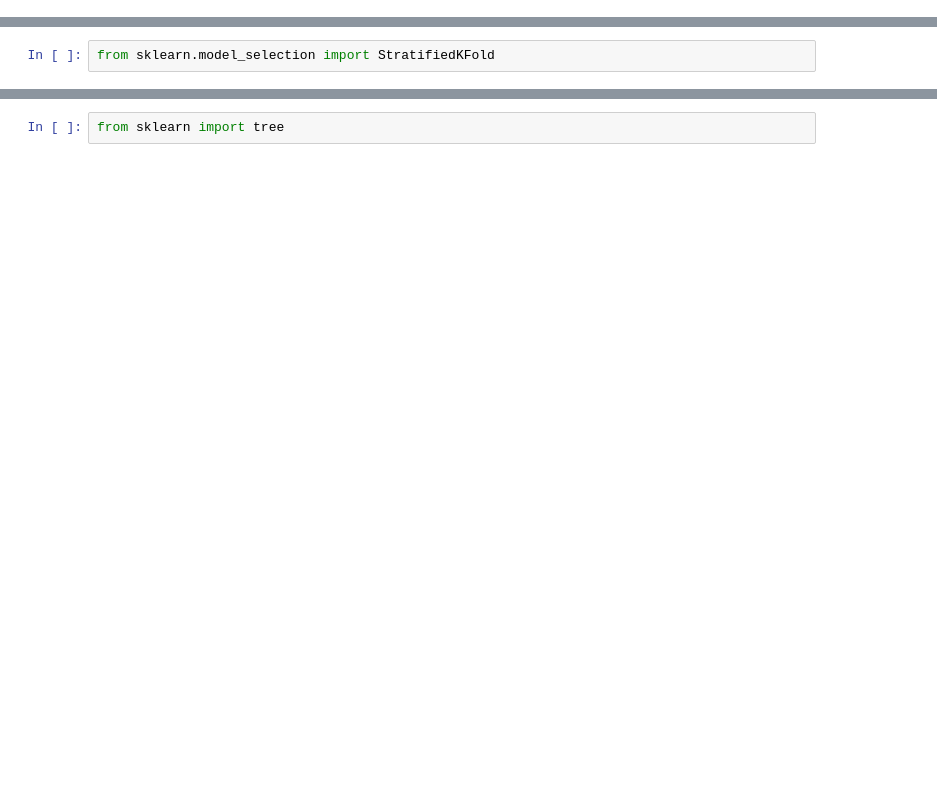
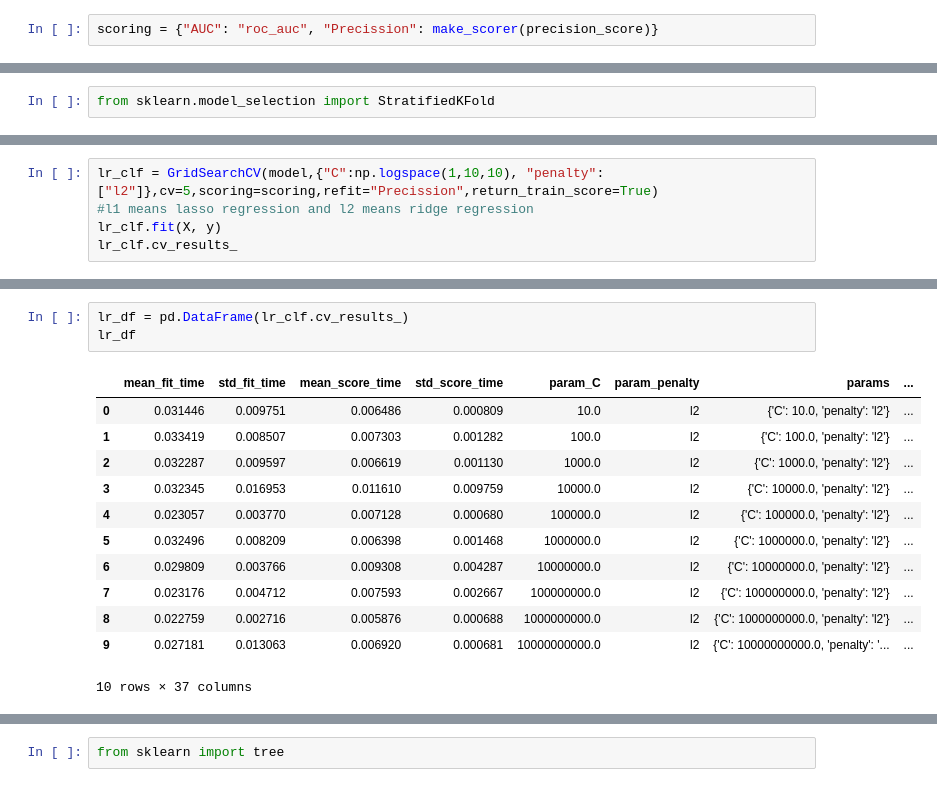
Before and after one commit to Muku7482/Credit-Risk-Analysis, a Jupyter notebook: Credit_Risk_Analysis.ipynb, the cells around one changed output, grey strips where cells are left out. Saved outputs shown, nothing was run; the diff lists cells and outputs as text; blank space fills up the shorter version.

```diff
--- a/Credit_Risk_Analysis.ipynb
+++ b/Credit_Risk_Analysis.ipynb
@@ -544,3 +591,5 @@ from sklearn.metrics import accuracy_score
+# %%
+scoring = {"AUC": "roc_auc", "Precission": make_scorer(precision_score)}
 # %%
 model = LogisticRegression()
 model.fit(x_train, y_train)
@@ -619,0 +671,5 @@ Mean validation accuracy: 78.50 %
+# %%
+lr_clf = GridSearchCV(model,{"C":np.logspace(1,10,10), "penalty":["l2"]},cv=5,scoring=scoring,refit="Precission",return_train_score=True)
+#l1 means lasso regression and l2 means ridge regression
+lr_clf.fit(X, y)
+lr_clf.cv_results_
@@ -619,0 +694,16 @@ Mean validation accuracy: 78.50 %
+# %%
+lr_df = pd.DataFrame(lr_clf.cv_results_)
+lr_df
+# %% [output]
+|  | mean_fit_time | std_fit_time | mean_score_time | std_score_time | param_C | param_penalty | params | ... |
+| 0 | 0.031446 | 0.009751 | 0.006486 | 0.000809 | 10.0 | l2 | {'C': 10.0, 'penalty': 'l2'} | ... |
+| 1 | 0.033419 | 0.008507 | 0.007303 | 0.001282 | 100.0 | l2 | {'C': 100.0, 'penalty': 'l2'} | ... |
+| 2 | 0.032287 | 0.009597 | 0.006619 | 0.001130 | 1000.0 | l2 | {'C': 1000.0, 'penalty': 'l2'} | ... |
+| 3 | 0.032345 | 0.016953 | 0.011610 | 0.009759 | 10000.0 | l2 | {'C': 10000.0, 'penalty': 'l2'} | ... |
+| 4 | 0.023057 | 0.003770 | 0.007128 | 0.000680 | 100000.0 | l2 | {'C': 100000.0, 'penalty': 'l2'} | ... |
+| 5 | 0.032496 | 0.008209 | 0.006398 | 0.001468 | 1000000.0 | l2 | {'C': 1000000.0, 'penalty': 'l2'} | ... |
+| 6 | 0.029809 | 0.003766 | 0.009308 | 0.004287 | 10000000.0 | l2 | {'C': 10000000.0, 'penalty': 'l2'} | ... |
+| 7 | 0.023176 | 0.004712 | 0.007593 | 0.002667 | 100000000.0 | l2 | {'C': 100000000.0, 'penalty': 'l2'} | ... |
+| 8 | 0.022759 | 0.002716 | 0.005876 | 0.000688 | 1000000000.0 | l2 | {'C': 1000000000.0, 'penalty': 'l2'} | ... |
+| 9 | 0.027181 | 0.013063 | 0.006920 | 0.000681 | 10000000000.0 | l2 | {'C': 10000000000.0, 'penalty': '... | ... |
+10 rows × 37 columns
```
Also changed, not shown: parts of 55 cells of this notebook.
